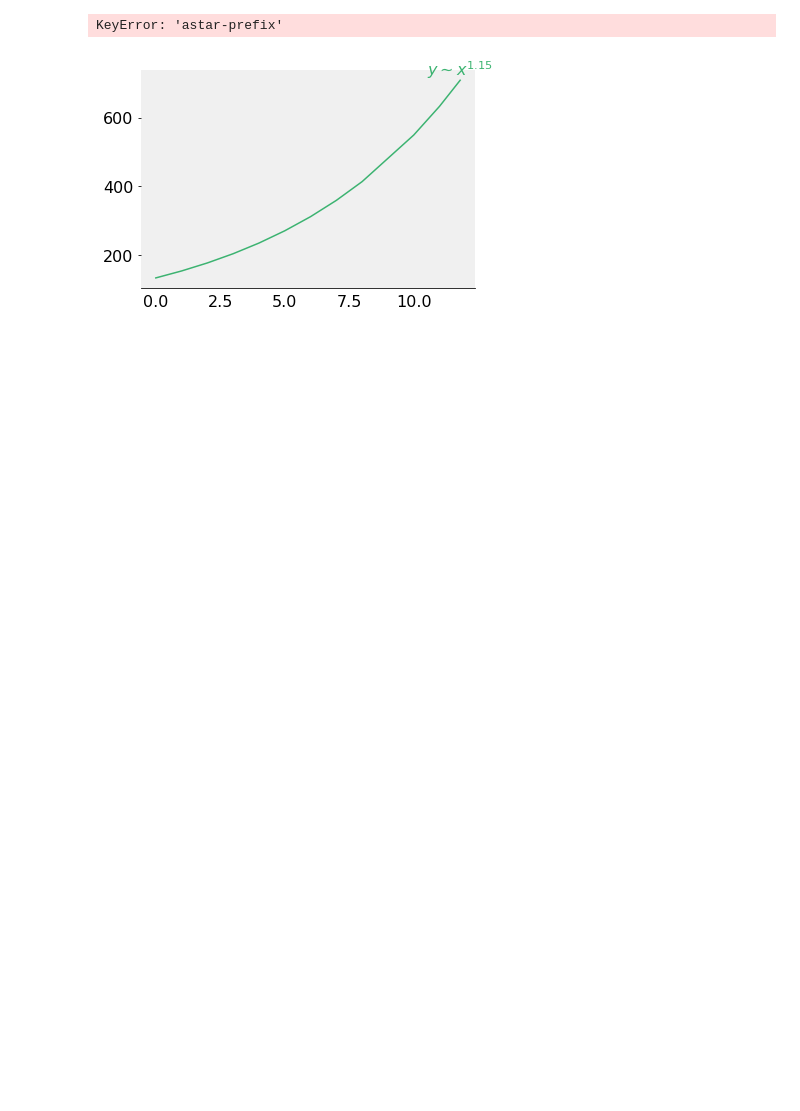
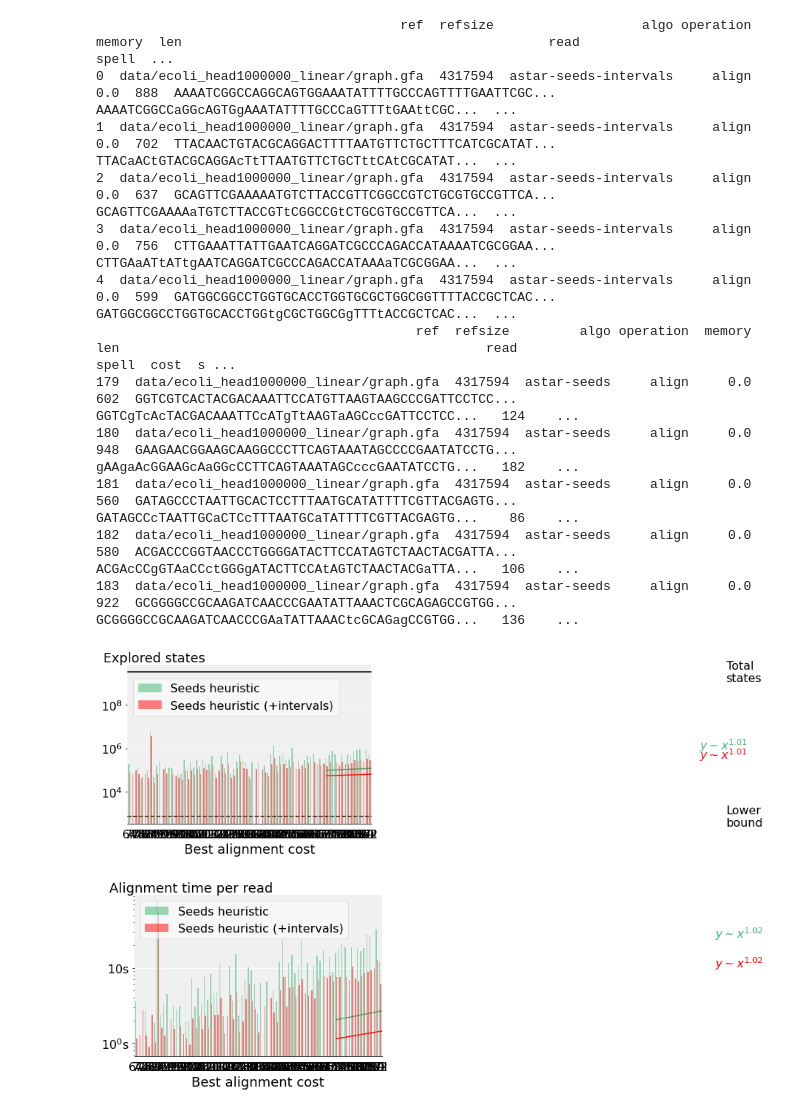
Before and after one commit to eth-sri/astarix, a Jupyter notebook: evals/astar_vs_dijkstra.ipynb, the cells around one changed output. Saved outputs shown, nothing was run; the diff lists cells and outputs as text; code cells hidden in the pictures; blank space fills up the shorter version.

```diff
--- a/evals/astar_vs_dijkstra.ipynb
+++ b/evals/astar_vs_dijkstra.ipynb
@@ -84,10 +84,12 @@ def astar_vs_dijkstra_img(df, x, y, hline, prefix):
 
     # Times
     for index, row in d.iterrows():
-        label = '{0:.3g}x'.format(row["astar-prefix"] / row["astar-seeds"])
+        #print(row["astar-seeds"])
+        #print(row["astar-seeds-intervals"])
+        label = '{0:.3g}x'.format(row["astar-seeds"] / row["astar-seeds-intervals"])
         tmp_x = index if index != 'all' else len(d)-1
         tmp_y = np.exp((np.log(row[0]) + np.log(row[1])) / 2)
-        ax.text(tmp_x, tmp_y, label, ha='right', va='center', size=12, alpha=0.7)
+    #    ax.text(tmp_x, tmp_y, label, ha='right', va='center', size=12, alpha=0.7)
 
     colors = [algo2color(algo) for algo in d.columns]
     d.columns = [ algo2beautiful(col) for col in d.columns ]
@@ -245,6 +269,26 @@ KeyError: 'astar-prefix'
 # %%
+experiment_name = 'ecoli_clr_1000_2errors_intervals_cmp'
+plots_dir = Path('plots')
+df = read_astarix_performance('results/ecoli_clr_1000_2errors_intervals.tsv')
+df = df.append(read_astarix_performance('results/ecoli_clr_1000_2errors_nointervals.tsv'), ignore_index=True)
+
+print(df.head())
+print(df.tail())
+
 astar_vs_dijkstra_img(df, y='explored_states', x='cost', hline=True, prefix='heuristic_'+experiment_name)
 astar_vs_dijkstra_img(df, y='t(map)', x='cost', hline=False, prefix='heuristic_'+experiment_name)
 # %% [output]
-KeyError: 'astar-prefix'
+                                       ref  refsize                   algo operation  memory  len                                               read                                              spell  ...
+0  data/ecoli_head1000000_linear/graph.gfa  4317594  astar-seeds-intervals     align     0.0  888  AAAATCGGCCAGGCAGTGGAAATATTTTGCCCAGTTTTGAATTCGC...  AAAATCGGCCaGGcAGTGgAAATATTTTGCCCaGTTTtGAAttCGC...  ...
+1  data/ecoli_head1000000_linear/graph.gfa  4317594  astar-seeds-intervals     align     0.0  702  TTACAACTGTACGCAGGACTTTTAATGTTCTGCTTTCATCGCATAT...  TTACaACtGTACGCAGGAcTtTTAATGTTCTGCTttCAtCGCATAT...  ...
+2  data/ecoli_head1000000_linear/graph.gfa  4317594  astar-seeds-intervals     align     0.0  637  GCAGTTCGAAAAATGTCTTACCGTTCGGCCGTCTGCGTGCCGTTCA...  GCAGTTCGAAAAaTGTCTTACCGTtCGGCCGtCTGCGTGCCGTTCA...  ...
+3  data/ecoli_head1000000_linear/graph.gfa  4317594  astar-seeds-intervals     align     0.0  756  CTTGAAATTATTGAATCAGGATCGCCCAGACCATAAAATCGCGGAA...  CTTGAaATtATtgAATCAGGATCGCCCAGACCATAAAaTCGCGGAA...  ...
+4  data/ecoli_head1000000_linear/graph.gfa  4317594  astar-seeds-intervals     align     0.0  599  GATGGCGGCCTGGTGCACCTGGTGCGCTGGCGGTTTTACCGCTCAC...  GATGGCGGCCTGGTGCACCTGGtgCGCTGGCGgTTTtACCGCTCAC...  ...
+                                         ref  refsize         algo operation  memory  len                                               read                                              spell  cost  s ...
+179  data/ecoli_head1000000_linear/graph.gfa  4317594  astar-seeds     align     0.0  602  GGTCGTCACTACGACAAATTCCATGTTAAGTAAGCCCGATTCCTCC...  GGTCgTcAcTACGACAAATTCcATgTtAAGTaAGCccGATTCCTCC...   124    ...
+180  data/ecoli_head1000000_linear/graph.gfa  4317594  astar-seeds     align     0.0  948  GAAGAACGGAAGCAAGGCCCTTCAGTAAATAGCCCCGAATATCCTG...  gAAgaAcGGAAGcAaGGcCCTTCAGTAAATAGCcccGAATATCCTG...   182    ...
+181  data/ecoli_head1000000_linear/graph.gfa  4317594  astar-seeds     align     0.0  560  GATAGCCCTAATTGCACTCCTTTAATGCATATTTTCGTTACGAGTG...  GATAGCCcTAATTGCaCTCcTTTAATGCaTATTTTCGTTACGAGTG...    86    ...
+182  data/ecoli_head1000000_linear/graph.gfa  4317594  astar-seeds     align     0.0  580  ACGACCCGGTAACCCTGGGGATACTTCCATAGTCTAACTACGATTA...  ACGAcCCgGTAaCCctGGGgATACTTCCAtAGTCTAACTACGaTTA...   106    ...
+183  data/ecoli_head1000000_linear/graph.gfa  4317594  astar-seeds     align     0.0  922  GCGGGGCCGCAAGATCAACCCGAATATTAAACTCGCAGAGCCGTGG...  GCGGGGCCGCAAGATCAACCCGAaTATTAAACtcGCAGagCCGTGG...   136    ...
-[figure, old version]
+[figure, new version]
+[figure, added]
```
Also changed, not shown: parts of 3 cells of this notebook, 2 other files.
